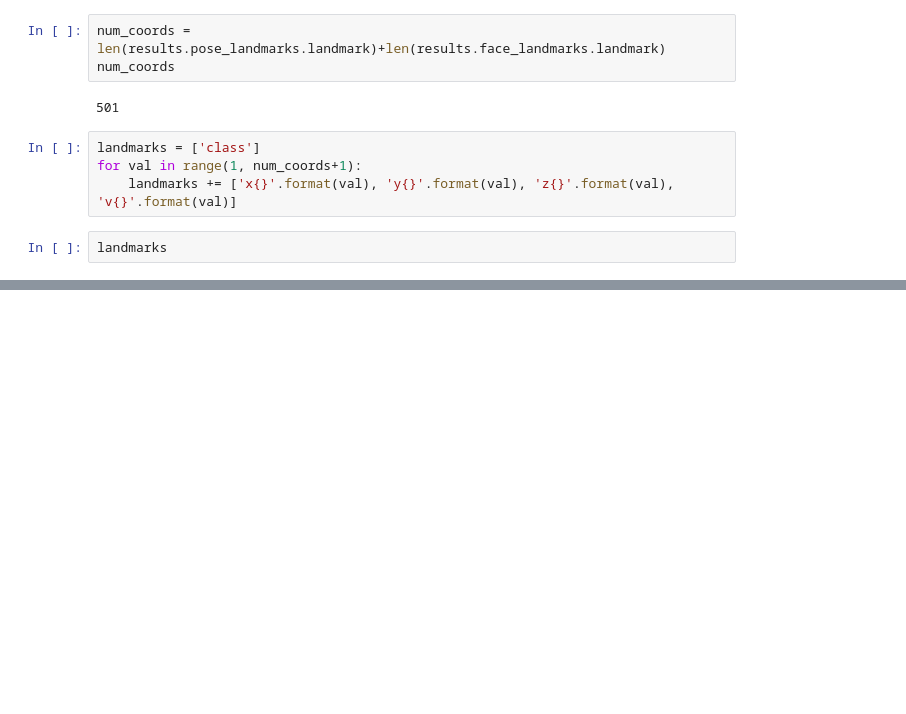
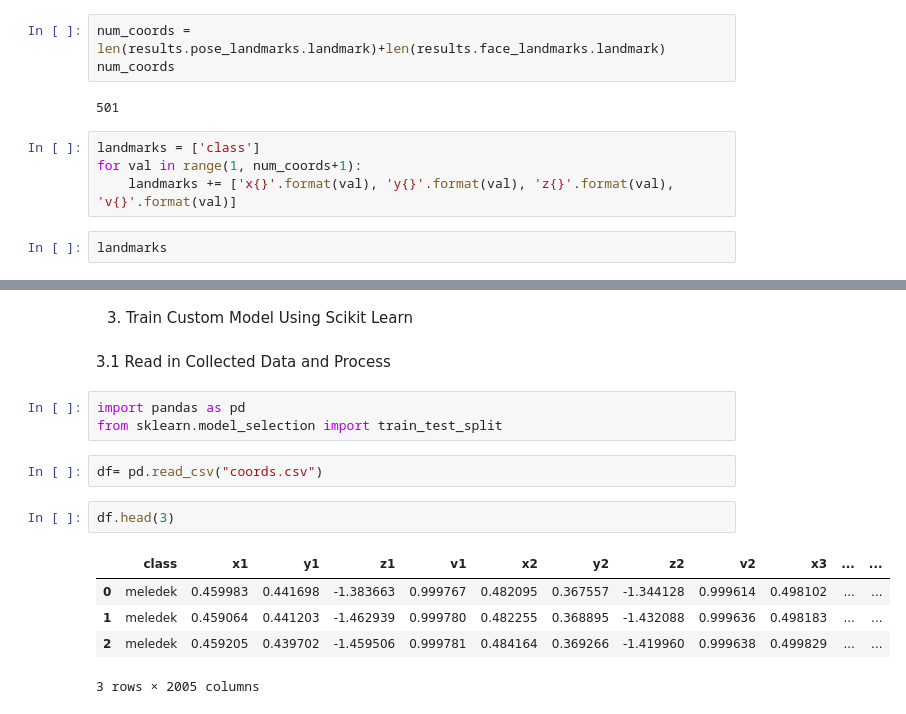
Before and after one commit to suma-bimantoro-andru/Machine-Learning, a Jupyter notebook: bodylanguege/bodylanguage.ipynb, the cells around one changed output, grey strips where cells are left out. Saved outputs shown, nothing was run; the diff lists cells and outputs as text; blank space fills up the shorter version.

```diff
--- a/bodylanguege/bodylanguage.ipynb
+++ b/bodylanguege/bodylanguage.ipynb
@@ -113,0 +189,17 @@ with open('coords.csv', mode='w', newline='', encoding='utf-8') as f:
+# %% [markdown]
+3. Train Custom Model Using Scikit Learn
+# %% [markdown]
+3.1 Read in Collected Data and Process
+# %%
+import pandas as pd
+from sklearn.model_selection import train_test_split
+# %%
+df= pd.read_csv("coords.csv")
+# %%
+df.head(3)
+# %% [output]
+|  | class | x1 | y1 | z1 | v1 | x2 | y2 | z2 | v2 | x3 | ... | ... |
+| 0 | meledek | 0.459983 | 0.441698 | -1.383663 | 0.999767 | 0.482095 | 0.367557 | -1.344128 | 0.999614 | 0.498102 | ... | ... |
+| 1 | meledek | 0.459064 | 0.441203 | -1.462939 | 0.999780 | 0.482255 | 0.368895 | -1.432088 | 0.999636 | 0.498183 | ... | ... |
+| 2 | meledek | 0.459205 | 0.439702 | -1.459506 | 0.999781 | 0.484164 | 0.369266 | -1.419960 | 0.999638 | 0.499829 | ... | ... |
+3 rows × 2005 columns
```
Also changed, not shown: parts of 28 cells of this notebook, 3 other files.
